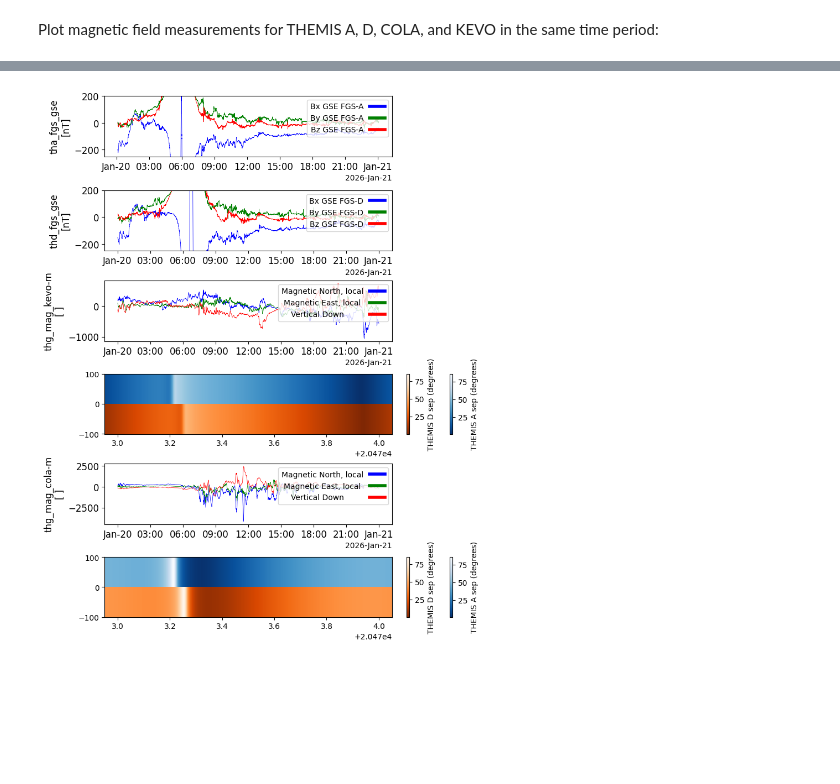
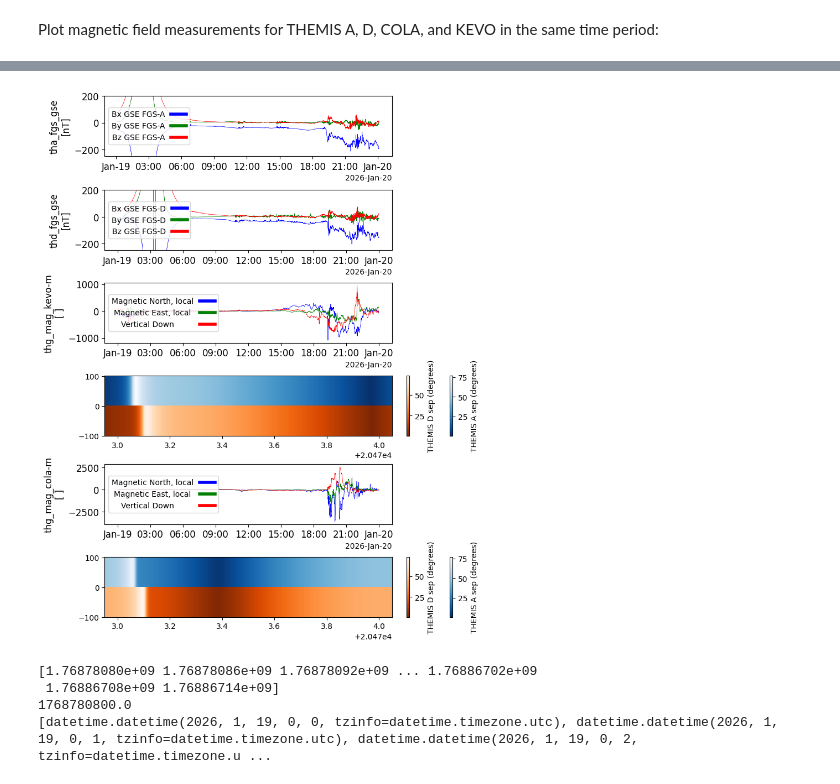
Before and after one commit to spedas/pyspedas_examples, a Jupyter notebook: pyspedas_examples/notebooks/gem_demo_2026.ipynb, the cells around one changed output, grey strips where cells are left out. Cells and saved outputs as stored; diff of their text form; code cells hidden in the pictures; blank space fills up the shorter version.

Commit message:
Changed plotting date, set angular separation to lines, adjusted calculation of angular separation to account for geodetic correction.

```diff
--- a/pyspedas_examples/notebooks/gem_demo_2026.ipynb
+++ b/pyspedas_examples/notebooks/gem_demo_2026.ipynb
@@ -107,12 +107,18 @@ Determine which variometer stations are closest to the THEMIS A,D footpaths:
 def vpolar_to_vcartesian(theta,phi):
     return (np.sin(theta)*np.cos(phi), np.sin(theta)*np.sin(phi), np.cos(theta))
 
+def geodetic2geocentric(lat_deg,f=(1/298.26)):
+    return np.rad2deg(np.arctan((1/(1-f)**2) * np.tan(np.deg2rad(lat_deg))))
+
 def ang_sep(station_dict:dict,trace_data):
-    s_theta = np.deg2rad(90.0-float(station_dict['lat']))
+    """
+    Determine the angular separation between a station and a probe trace (both the station position and probe trace are given in geodetic degrees)
+    """
+    s_theta = np.deg2rad(90.0-geodetic2geocentric(lat_deg=float(station_dict['lat'])))
     s_phi = np.deg2rad(float(station_dict['lng']))
     s_x, s_y, s_z = vpolar_to_vcartesian(s_theta,s_phi)
 
-    t_theta = np.deg2rad(90.0 - trace_data[:,1])
+    t_theta = np.deg2rad(90.0-geodetic2geocentric(lat_deg=trace_data[:,1]))
     t_phi = np.deg2rad(trace_data[:,2])
     t_x, t_y, t_z = vpolar_to_vcartesian(t_theta,t_phi)
 
@@ -155,3 +161,5 @@ Station: KONO; angular separation: 8.75 degrees
+# %%
+close_stations = ["KEVO","COLA"]
 # %%
 fig=plt.figure(figsize=(8,5.5))
 ax = fig.add_axes([0.05,0.05,0.9,0.85])
@@ -179,7 +187,7 @@ station_location_dict = {}
 # Add ground station markers
 for station_dict in themis_gmag_dict.get_gmag_list():
     if station_dict['variom'] == 'Y':
-        if station_dict['ccode'] in ["KEVO","COLA","KONO","SFJD"]:
+        if station_dict['ccode'] in close_stations:
             station_location_dict[station_dict['ccode']] = {"lat":float(station_dict['lat']),"lng":float(station_dict['lng'])}
             tmap = add_markers(coords=np.array([0,float(station_dict['lat']),float(station_dict['lng'])]),tmap=tmap,label=station_dict['ccode'],ms=6)
 
@@ -329,12 +237,0 @@ array([1.7688672e+09, 1.7688672e+09, 1.7688672e+09, ..., 1.7689536e+09,
-# %%
-fig, axs = plt.subplots(layout="constrained",figsize=(6,4))
-ang_sep_kevo_a = ang_sep(station_dict=station_location_dict["KEVO"],trace_data=trace_a[0])
-t = np.linspace(np.float64(20472.950000578705),np.float64(20474.049987847222),len(get_data("tha_pos_gsm").times))
-ys = np.linspace(get_data('thg_mag_kevo-m').y.min(), get_data('thg_mag_kevo-m').y.max())
-X,Y = np.meshgrid(t,ys)
-Z = np.ones((len(ys),len(ang_sep_kevo_a)))
-for i in range(Z.shape[0]):
-    Z[i,:]=ang_sep_kevo_a
-a_grad = axs.pcolormesh(X,Y,Z, vmin=np.min(Z), vmax=np.max(Z), shading='auto', cmap="Blues_r")
-fig.colorbar(a_grad,ax=axs)
-tplot(['thg_mag_kevo-m'],fig=fig,axis=axs)
@@ -351,8 +246,10 @@ def v_arr_dupe(y_dim,data):
     return Z
 
 fig, axs = plt.subplots(6,layout="constrained",figsize=(8,10))
+
 axs[0].set_ylim(bottom=-250,top=200)
 axs[1].set_ylim(bottom=-250,top=200)
+
 ang_sep_kevo_a = ang_sep(station_dict=station_location_dict["KEVO"],trace_data=trace_a[0])
 ang_sep_kevo_d = ang_sep(station_dict=station_location_dict["KEVO"],trace_data=trace_d[0])
 ang_sep_cola_a = ang_sep(station_dict=station_location_dict["COLA"],trace_data=trace_a[0])
@@ -364,32 +261,44 @@ ys = np.linspace(get_data('thg_mag_kevo-m').y.min(), get_data('thg_mag_kevo-m').
 
 y_lower = np.linspace(-100, 0,n_y_pts)
 y_upper = np.linspace(0, 100,n_y_pts)
 
 Z_KEVO_A = v_arr_dupe(n_y_pts,ang_sep_kevo_a)
 Z_KEVO_D = v_arr_dupe(n_y_pts,ang_sep_kevo_d)
 Z_COLA_A = v_arr_dupe(n_y_pts,ang_sep_cola_a)
 Z_COLA_D = v_arr_dupe(n_y_pts,ang_sep_cola_d)
 
 #X,Y = np.meshgrid(t,ys)
 X_L,Y_L = np.meshgrid(t,y_lower)
 X_U,Y_U = np.meshgrid(t,y_upper)
 
 a_min = np.min([np.min(Z_KEVO_A),np.min(Z_COLA_A)])
 a_max = np.max([np.max(Z_KEVO_A),np.max(Z_COLA_A)])
 d_min = np.min([np.min(Z_KEVO_D),np.min(Z_COLA_D)])
 d_max = np.max([np.max(Z_KEVO_D),np.max(Z_COLA_D)])
 
 kevo_a_grad = axs[3].pcolormesh(X_U,Y_U,Z_KEVO_A, vmin=a_min, vmax=a_max, shading='auto', cmap="Blues_r", alpha=1)
 kevo_d_grad = axs[3].pcolormesh(X_L,Y_L,Z_KEVO_D, vmin=d_min, vmax=d_max, shading='auto', cmap="Oranges_r", alpha=1)
 cola_a_grad = axs[5].pcolormesh(X_U,Y_U,Z_COLA_A, vmin=a_min, vmax=a_max, shading='auto', cmap="Blues_r", alpha=1)
 cola_d_grad = axs[5].pcolormesh(X_L,Y_L,Z_COLA_D, vmin=d_min, vmax=d_max, shading='auto', cmap="Oranges_r", alpha=1)
 
 fig.colorbar(kevo_a_grad,ax=axs[3],label="THEMIS A sep (degrees)")
 fig.colorbar(kevo_d_grad,ax=axs[3],label="THEMIS D sep (degrees)")
 fig.colorbar(cola_a_grad,ax=axs[5],label="THEMIS A sep (degrees)")
 fig.colorbar(cola_d_grad,ax=axs[5],label="THEMIS D sep (degrees)")
 
-tplot(['tha_fgs_gse','thd_fgs_gse','thg_mag_kevo-m','thg_mag_cola-m'],fig=fig,axis=[axs[0],axs[1],axs[2],axs[4]])
+tplot(['tha_fgs_gse','thd_fgs_gse','thg_mag_kevo-m','thg_mag_cola-m'],fig=fig,axis=[axs[0],axs[1],axs[2],axs[4]],pseudo_yaxis_options={'legend_location':'center left'})
+
 #fig.tight_layout()
 # %% [output]
-[figure, old version]
+[figure, new version]
+# %%
+import matplotlib.dates as mdates
+
+print(get_data("tha_pos_gsm").times)
+print((get_data("tha_pos_gsm").times)[0])
+print(mdates.num2date((get_data("tha_pos_gsm").times)/(3600*24)))
+# %% [output]
+[1.76878080e+09 1.76878086e+09 1.76878092e+09 ... 1.76886702e+09
+ 1.76886708e+09 1.76886714e+09]
+1768780800.0
+[datetime.datetime(2026, 1, 19, 0, 0, tzinfo=datetime.timezone.utc), datetime.datetime(2026, 1, 19, 0, 1, tzinfo=datetime.timezone.utc), datetime.datetime(2026, 1, 19, 0, 2, tzinfo=datetime.timezone.u ...
```
Also changed, not shown: parts of 10 cells of this notebook.
